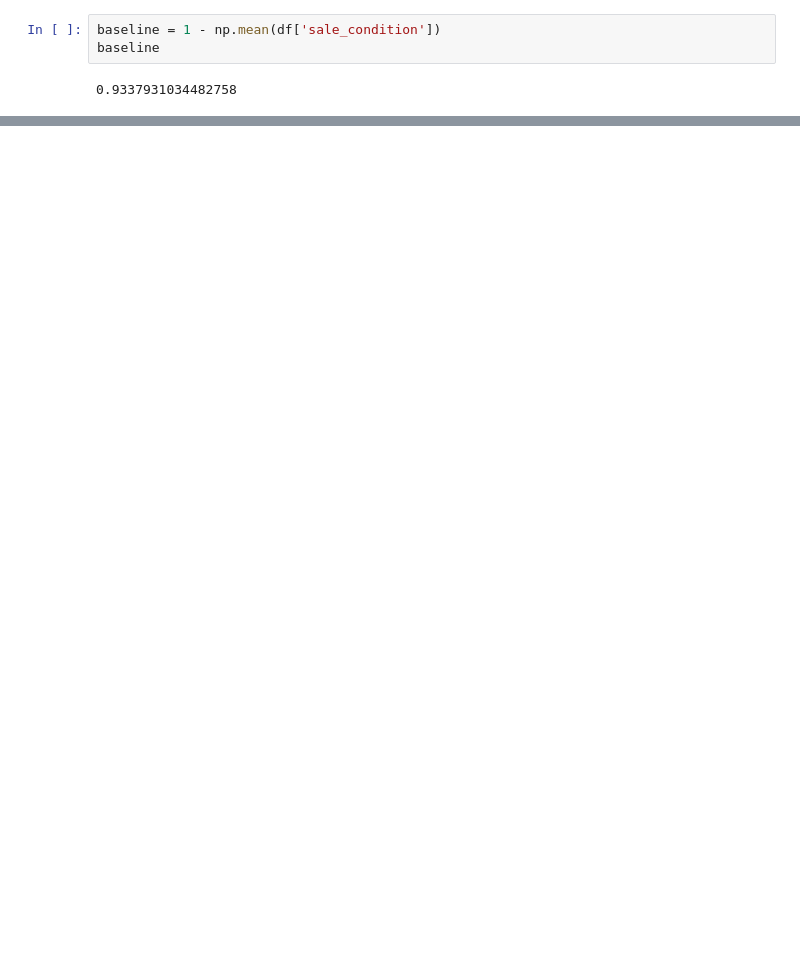
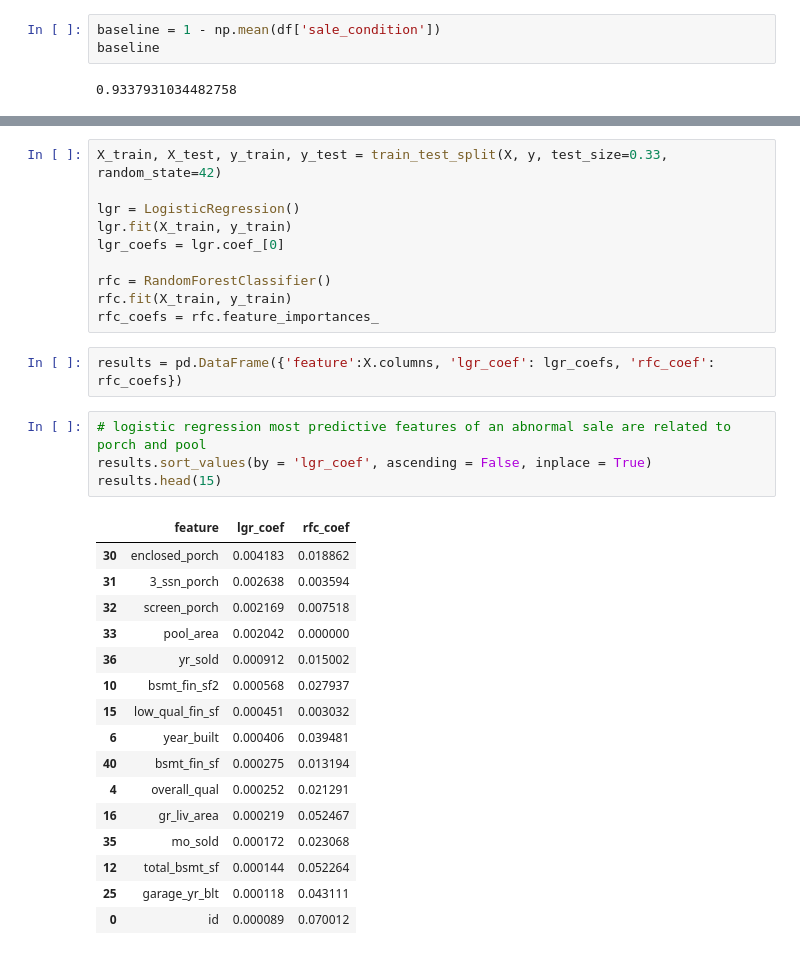
Before and after one commit to SeanTurner026/Portfolio, a Jupyter notebook: Project 3/Sean Turner Project 3.ipynb, the cells around one changed output, grey strips where cells are left out. Saved outputs shown, nothing was run; the diff lists cells and outputs as text; blank space fills up the shorter version.

```diff
--- a/Project 3/Sean Turner Project 3.ipynb
+++ b/Project 3/Sean Turner Project 3.ipynb
@@ -677,0 +665,33 @@ baseline
+# %%
+X_train, X_test, y_train, y_test = train_test_split(X, y, test_size=0.33, random_state=42)
+
+lgr = LogisticRegression()
+lgr.fit(X_train, y_train)
+lgr_coefs = lgr.coef_[0]
+
+rfc = RandomForestClassifier()
+rfc.fit(X_train, y_train)
+rfc_coefs = rfc.feature_importances_
+# %%
+results = pd.DataFrame({'feature':X.columns, 'lgr_coef': lgr_coefs, 'rfc_coef': rfc_coefs})
+# %%
+# logistic regression most predictive features of an abnormal sale are related to porch and pool
+results.sort_values(by = 'lgr_coef', ascending = False, inplace = True)
+results.head(15)
+# %% [output]
+|  | feature | lgr_coef | rfc_coef |
+| 30 | enclosed_porch | 0.004183 | 0.018862 |
+| 31 | 3_ssn_porch | 0.002638 | 0.003594 |
+| 32 | screen_porch | 0.002169 | 0.007518 |
+| 33 | pool_area | 0.002042 | 0.000000 |
+| 36 | yr_sold | 0.000912 | 0.015002 |
+| 10 | bsmt_fin_sf2 | 0.000568 | 0.027937 |
+| 15 | low_qual_fin_sf | 0.000451 | 0.003032 |
+| 6 | year_built | 0.000406 | 0.039481 |
+| 40 | bsmt_fin_sf | 0.000275 | 0.013194 |
+| 4 | overall_qual | 0.000252 | 0.021291 |
+| 16 | gr_liv_area | 0.000219 | 0.052467 |
+| 35 | mo_sold | 0.000172 | 0.023068 |
+| 12 | total_bsmt_sf | 0.000144 | 0.052264 |
+| 25 | garage_yr_blt | 0.000118 | 0.043111 |
+| 0 | id | 0.000089 | 0.070012 |
```
Also changed, not shown: parts of 9 cells of this notebook.
